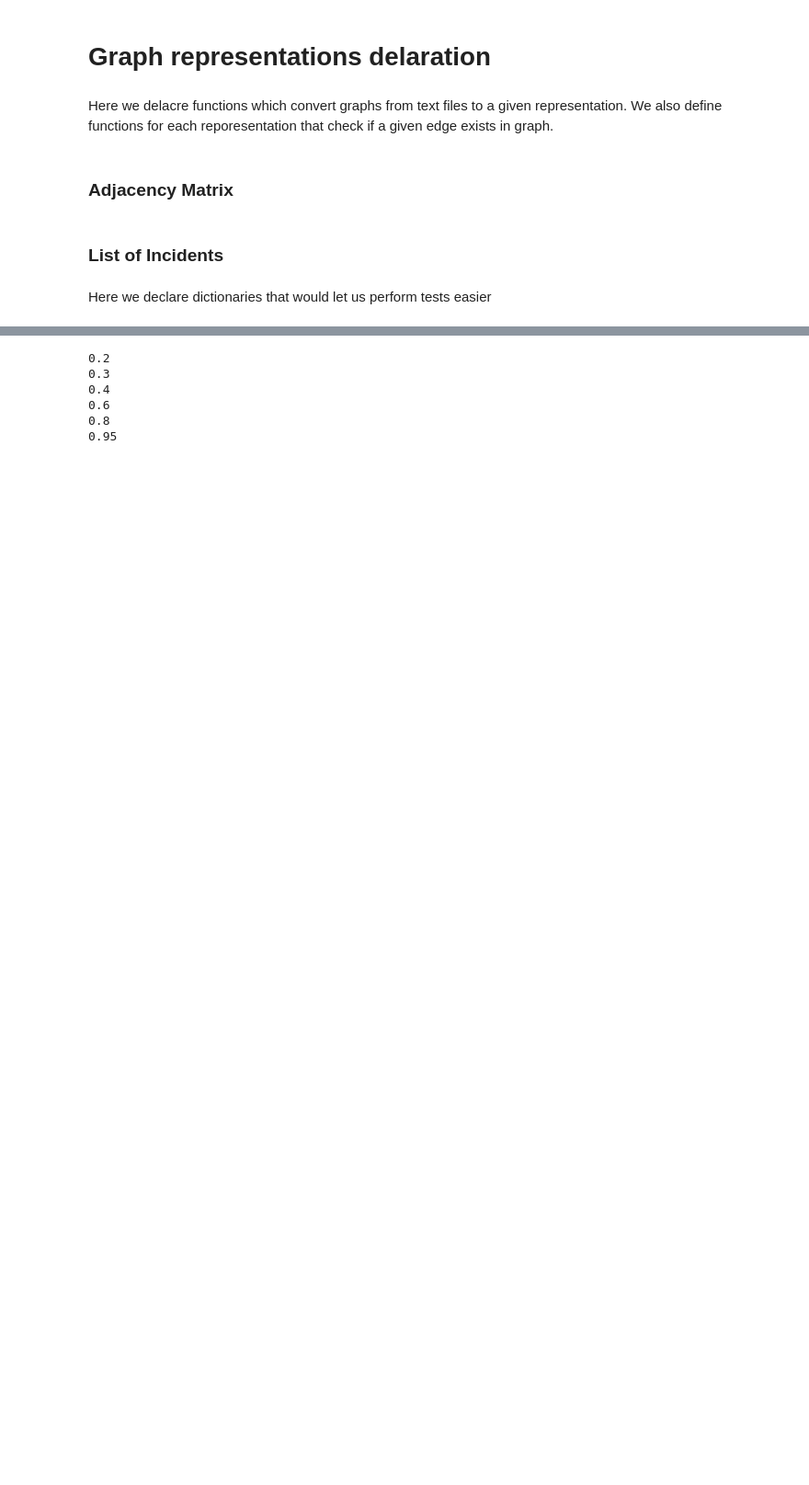
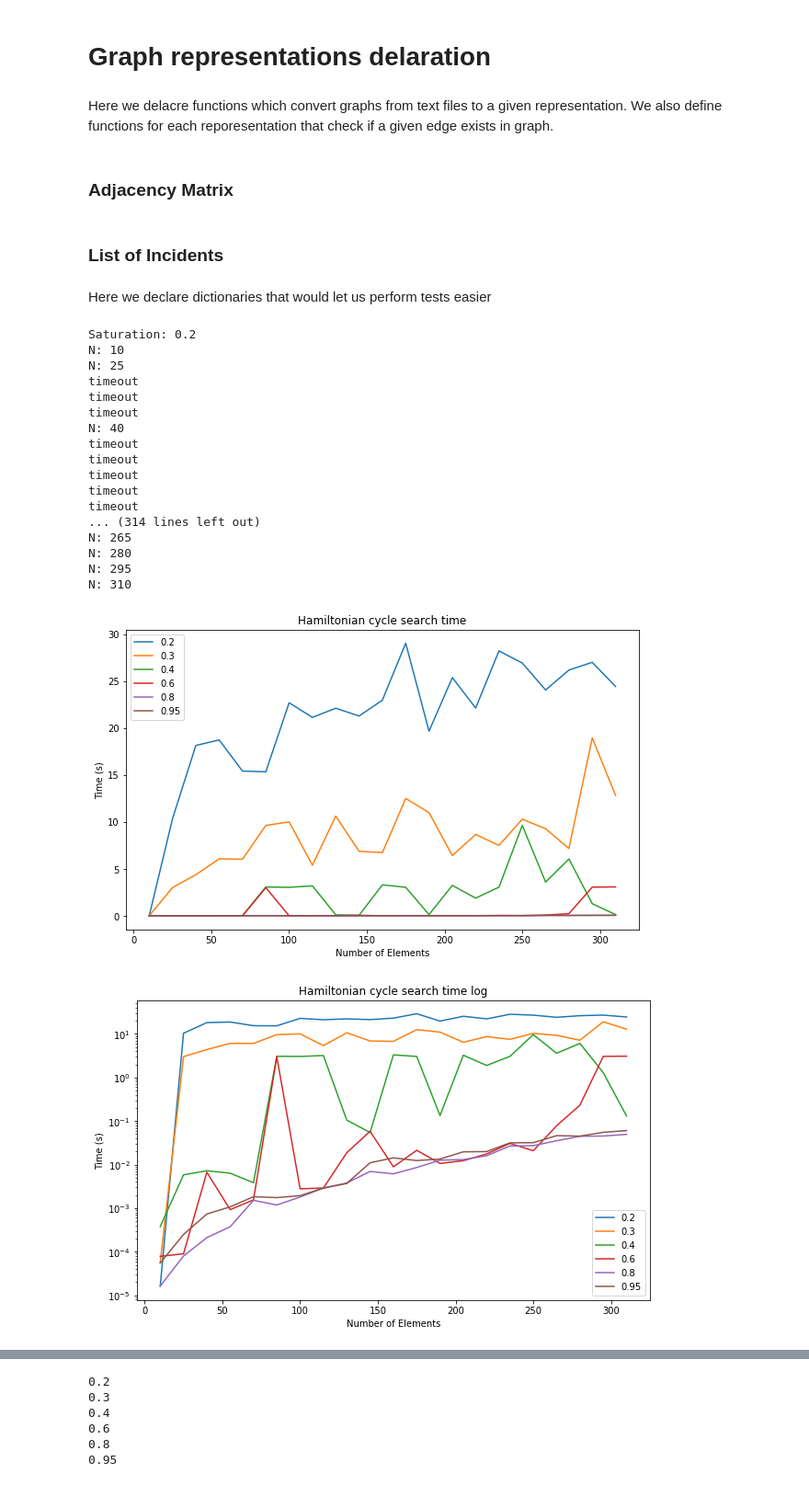
Before and after one commit to trebacz626/ai-projects-uni, a Jupyter notebook: Algorithms and Data Structures/cycles/cycles copy.ipynb, the cells around one changed output, grey strips where cells are left out. Shown at 92% size. Drawn from its saved outputs; the diff is of its cells as text; code cells hidden in the pictures; blank space fills up the shorter version.

```diff
--- a/Algorithms and Data Structures/cycles/cycles copy.ipynb
+++ b/Algorithms and Data Structures/cycles/cycles copy.ipynb
@@ -216,3 +192,25 @@ def is_eulerian_for_matrix_rep(array,n):
+# %%
+perform_tests(edge_saturations,10,312,15)
+# %% [output]
+Saturation: 0.2
+N: 10
+N: 25
+timeout
+timeout
+timeout
+N: 40
+timeout
+timeout
+timeout
+timeout
+timeout
+... (314 lines left out)
+N: 265
+N: 280
+N: 295
+N: 310
+[figure, added]
+[figure, added]
 # %%
 def eulerian_backtracking(graph, n_vert,n_edges, path, depth):
     if depth == n_edges:
```
Also changed, not shown: parts of 9 cells of this notebook.
